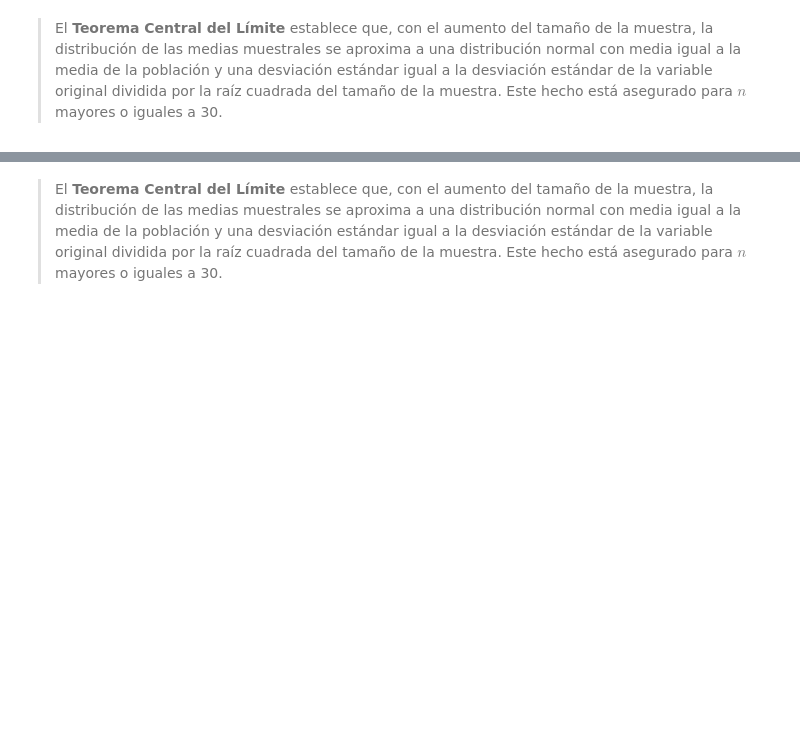
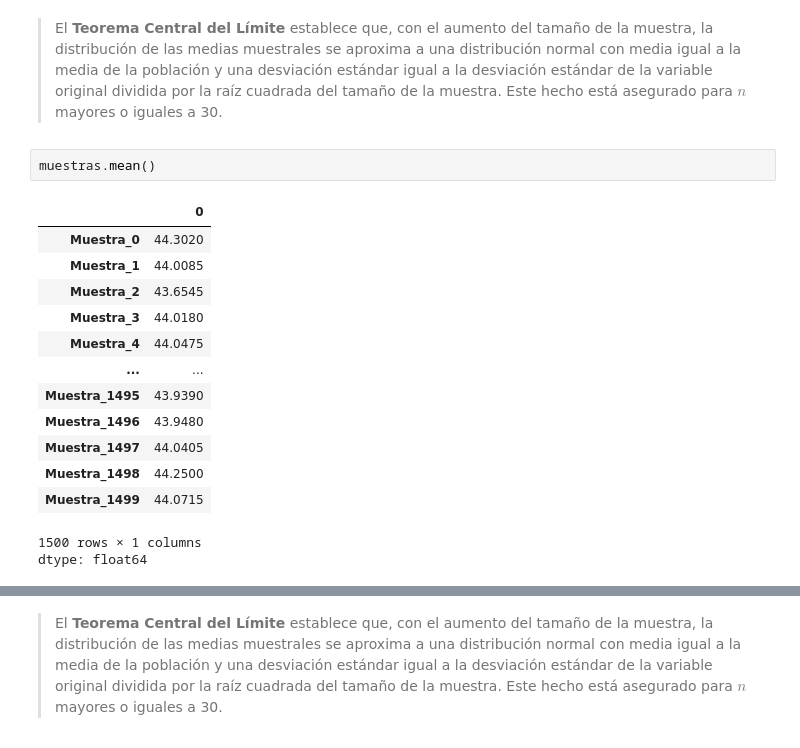
Before and after one commit to jorgevillegazz/Estadisticas-y-Machine-Learning-G9---ONE, a Jupyter notebook: PROBABILIDAD_MUESTREO_IPY.ipynb, the cells around one changed output, grey strips where cells are left out. Drawn from its saved outputs; the diff is of its cells as text; blank space fills up the shorter version.

```diff
--- a/PROBABILIDAD_MUESTREO_IPY.ipynb
+++ b/PROBABILIDAD_MUESTREO_IPY.ipynb
@@ -820,2 +1144,19 @@ La desviación estándar de las medias muestrales se conoce como **error estánd
 # %% [markdown]
 > El **Teorema Central del Límite** establece que, con el aumento del tamaño de la muestra, la distribución de las medias muestrales se aproxima a una distribución normal con media igual a la media de la población y una desviación estándar igual a la desviación estándar de la variable original dividida por la raíz cuadrada del tamaño de la muestra. Este hecho está asegurado para $n$ mayores o iguales a 30.
+# %%
+muestras.mean()
+# %% [output]
+|  | 0 |
+| Muestra_0 | 44.3020 |
+| Muestra_1 | 44.0085 |
+| Muestra_2 | 43.6545 |
+| Muestra_3 | 44.0180 |
+| Muestra_4 | 44.0475 |
+| ... | ... |
+| Muestra_1495 | 43.9390 |
+| Muestra_1496 | 43.9480 |
+| Muestra_1497 | 44.0405 |
+| Muestra_1498 | 44.2500 |
+| Muestra_1499 | 44.0715 |
+1500 rows × 1 columns
+dtype: float64
```
Also changed, not shown: parts of 81 cells of this notebook.
